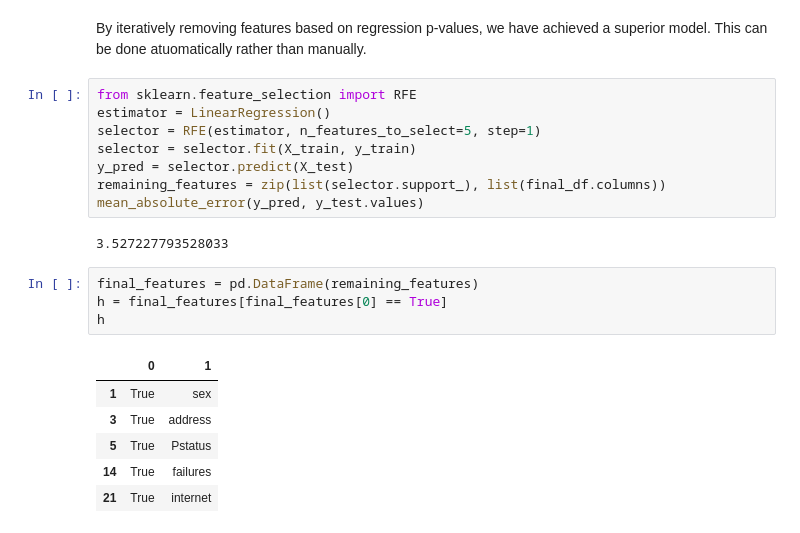
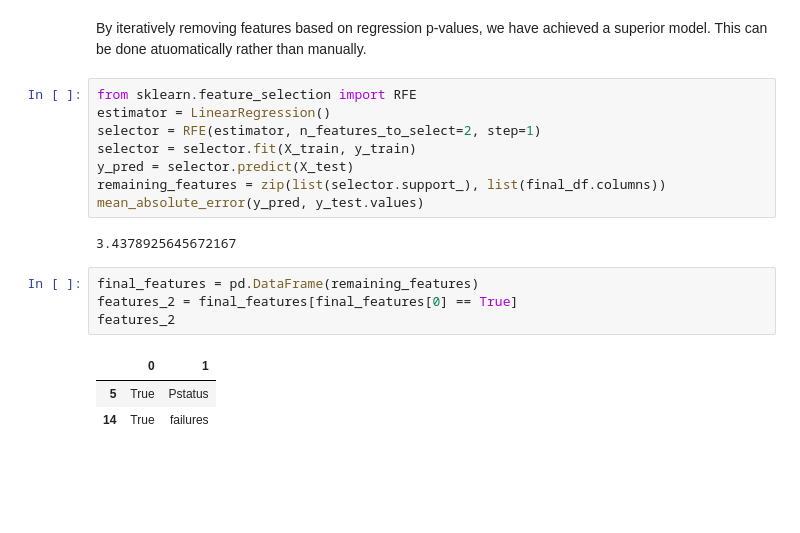
Before and after one commit to CamLadd/math_student_regression, a Jupyter notebook: math_grade_regression.ipynb, the cells around one changed output. Cells and saved outputs as stored; diff of their text form; blank space fills up the shorter version.

```diff
--- a/math_grade_regression.ipynb
+++ b/math_grade_regression.ipynb
@@ -314,21 +320,18 @@ By iteratively removing features based on regression p-values, we have achieved
 # %%
 from sklearn.feature_selection import RFE
 estimator = LinearRegression()
-selector = RFE(estimator, n_features_to_select=5, step=1)
+selector = RFE(estimator, n_features_to_select=2, step=1)
 selector = selector.fit(X_train, y_train)
 y_pred = selector.predict(X_test)
 remaining_features = zip(list(selector.support_), list(final_df.columns))
 mean_absolute_error(y_pred, y_test.values)
 # %% [output]
-3.527227793528033
+3.4378925645672167
 # %%
 final_features = pd.DataFrame(remaining_features)
-h = final_features[final_features[0] == True]
-h
+features_2 = final_features[final_features[0] == True]
+features_2
 # %% [output]
 |  | 0 | 1 |
-| 1 | True | sex |
-| 3 | True | address |
 | 5 | True | Pstatus |
 | 14 | True | failures |
-| 21 | True | internet |
```
Also changed, not shown: parts of 6 cells of this notebook.
